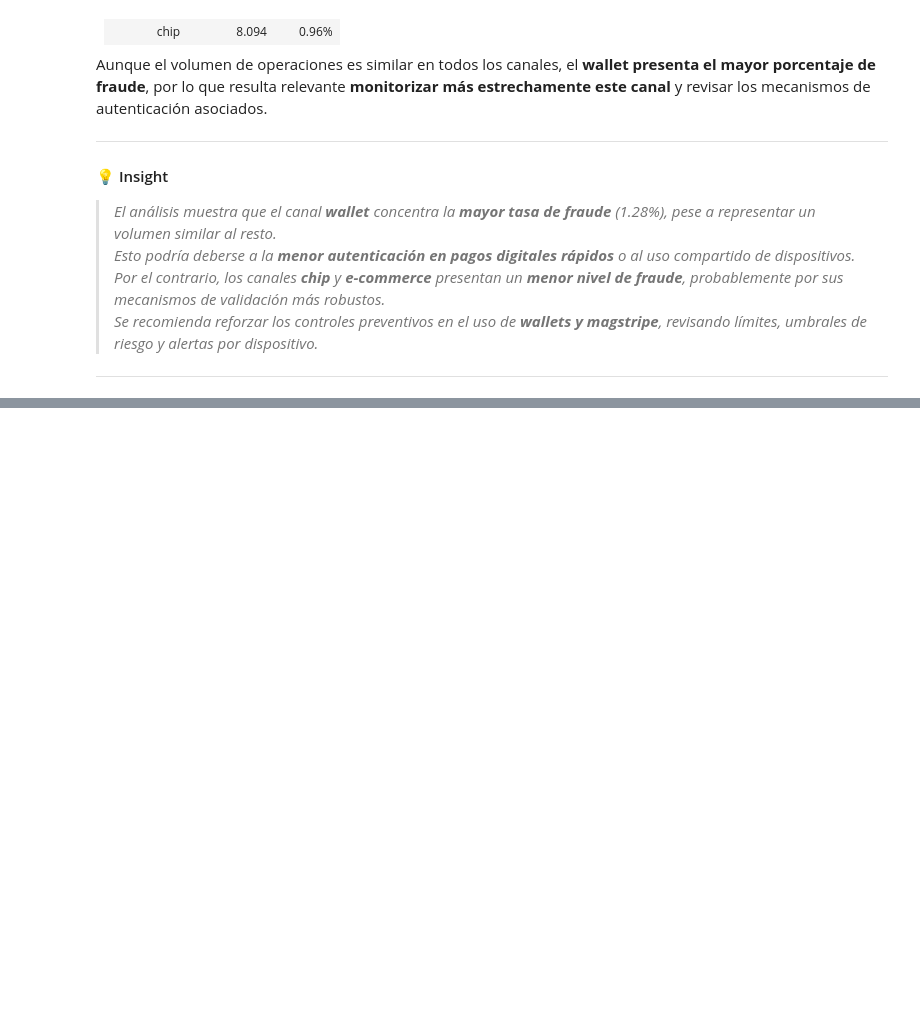
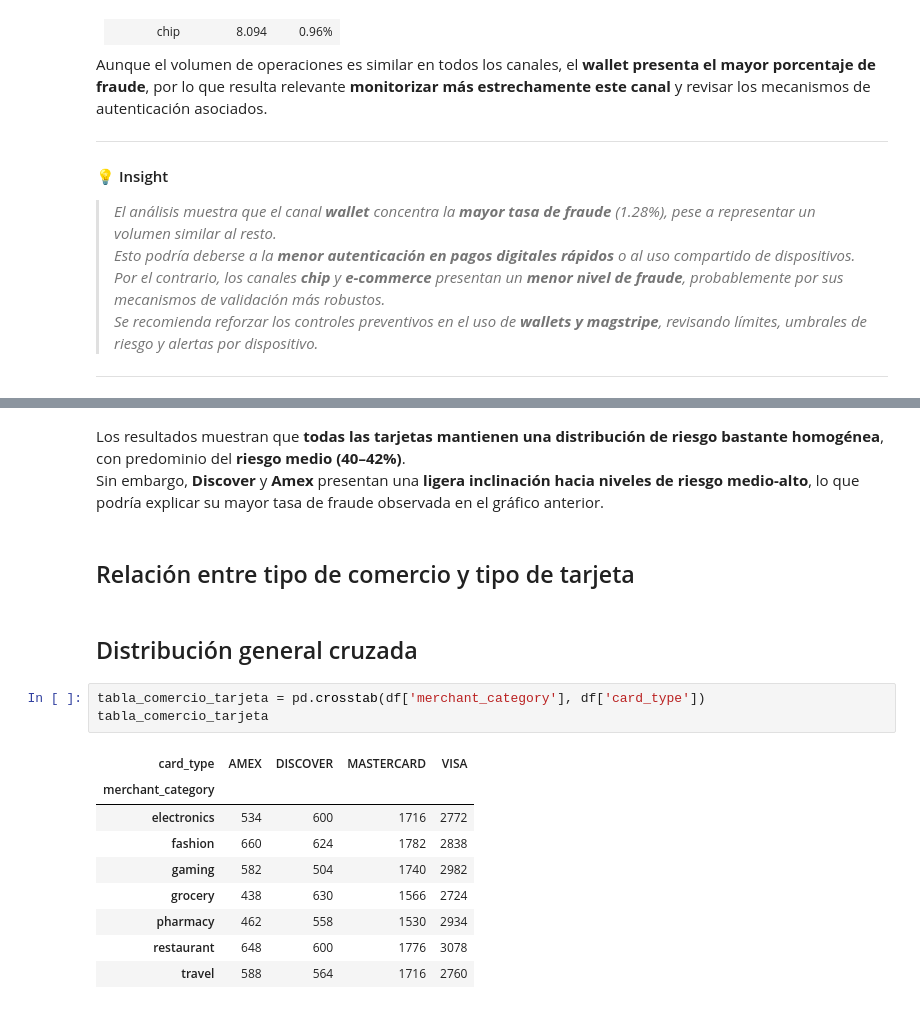
Before and after one commit to PatriciaMerinero/Proyecto_Final_Data_Analytics, a Jupyter notebook: NOTEBOOKS/03_EDA_ANALISIS_DESCRIPTIVO.ipynb, the cells around one changed output, grey strips where cells are left out. Saved outputs shown, nothing was run; the diff lists cells and outputs as text; blank space fills up the shorter version.

```diff
--- a/NOTEBOOKS/03_EDA_ANALISIS_DESCRIPTIVO.ipynb
+++ b/NOTEBOOKS/03_EDA_ANALISIS_DESCRIPTIVO.ipynb
@@ -2331,0 +2395,20 @@ Aunque el volumen de operaciones es similar en todos los canales, el **wallet pr
+# %% [markdown]
+Los resultados muestran que **todas las tarjetas mantienen una distribución de riesgo bastante homogénea**, con predominio del **riesgo medio (40–42%)**.
+Sin embargo, **Discover** y **Amex** presentan una **ligera inclinación hacia niveles de riesgo medio-alto**, lo que podría explicar su mayor tasa de fraude observada en el gráfico anterior.
+# %% [markdown]
+## Relación entre tipo de comercio y tipo de tarjeta
+# %% [markdown]
+## Distribución general cruzada
+# %%
+tabla_comercio_tarjeta = pd.crosstab(df['merchant_category'], df['card_type'])
+tabla_comercio_tarjeta
+# %% [output]
+| card_type | AMEX | DISCOVER | MASTERCARD | VISA |
+| merchant_category |  |  |  |  |
+| electronics | 534 | 600 | 1716 | 2772 |
+| fashion | 660 | 624 | 1782 | 2838 |
+| gaming | 582 | 504 | 1740 | 2982 |
+| grocery | 438 | 630 | 1566 | 2724 |
+| pharmacy | 462 | 558 | 1530 | 2934 |
+| restaurant | 648 | 600 | 1776 | 3078 |
+| travel | 588 | 564 | 1716 | 2760 |
```
Also changed, not shown: parts of 17 cells of this notebook.
